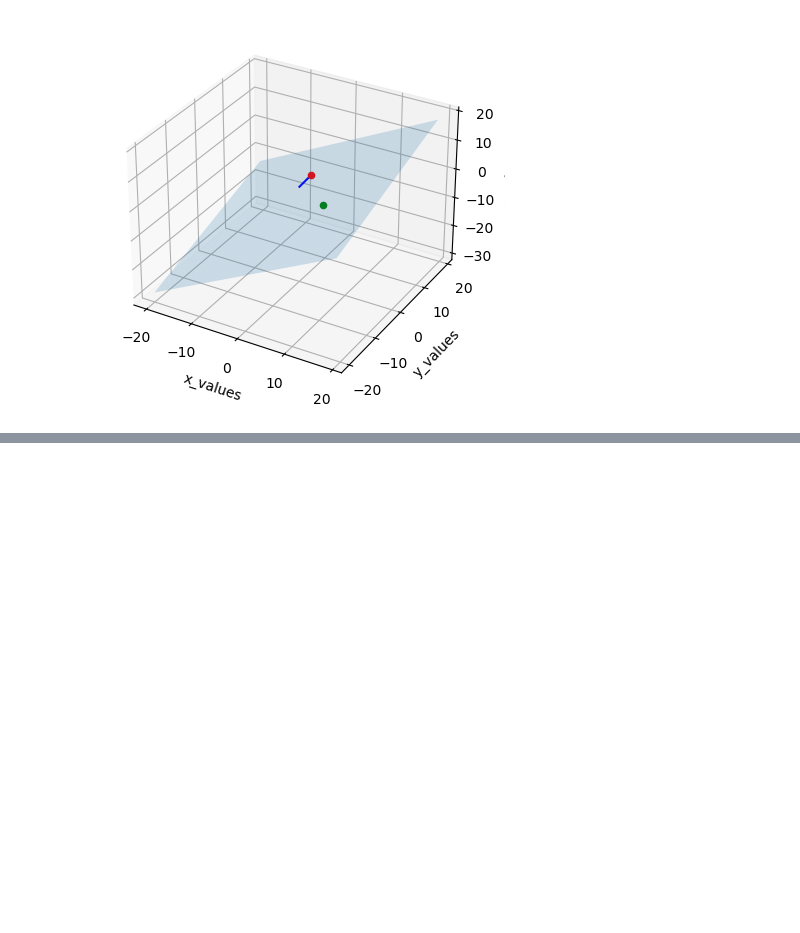
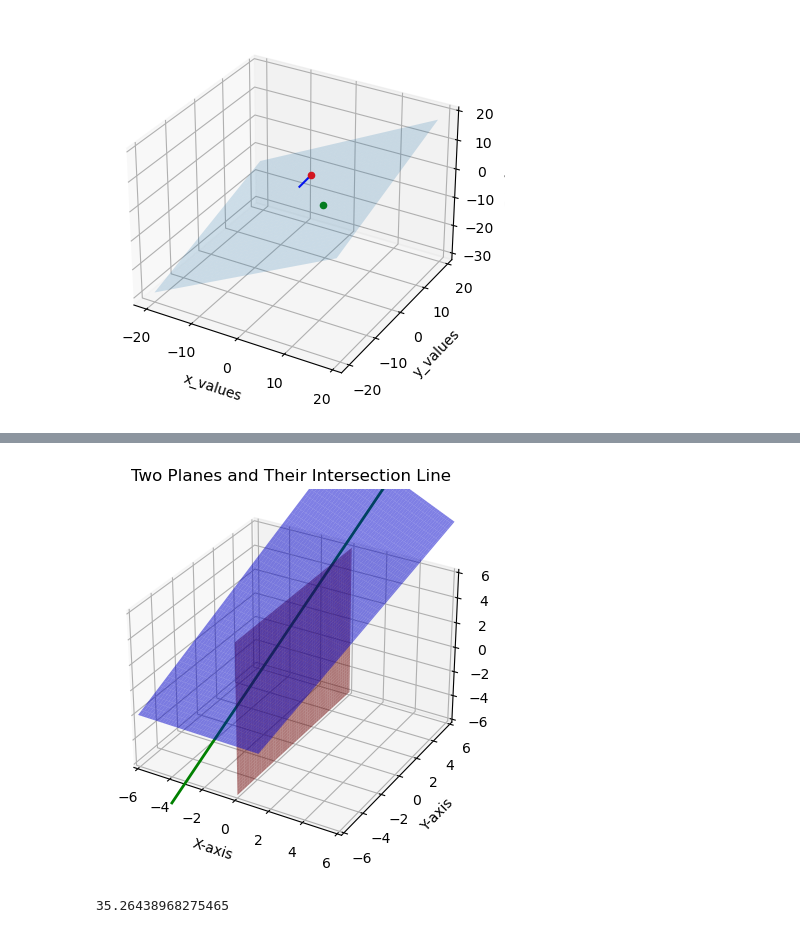
Before and after one commit to junuMoon/TodoNote, a Jupyter notebook: contemporary-linear-algebra/chap1_exercises.ipynb, the cells around one changed output, grey strips where cells are left out. Drawn from its saved outputs; the diff is of its cells as text; code cells hidden in the pictures; blank space fills up the shorter version.

```diff
--- a/contemporary-linear-algebra/chap1_exercises.ipynb
+++ b/contemporary-linear-algebra/chap1_exercises.ipynb
@@ -175,0 +224,59 @@ plt.show()
+# %%
+import numpy as np
+import matplotlib.pyplot as plt
+from mpl_toolkits.mplot3d import Axes3D
+
+# Set up the 3D plot
+fig = plt.figure()
+ax = fig.add_subplot(111, projection='3d')
+
+# Set the limits for the axes
+ax.set_xlim(-6, 6)
+ax.set_ylim(-6, 6)
+ax.set_zlim(-6, 6)
+
+# Plane 1: x = 0
+y = np.linspace(-6, 6, 100)
+z = np.linspace(-6, 6, 100)
+Y, Z = np.meshgrid(y, z)
+X = np.zeros_like(Y)
+
+ax.plot_surface(X, Y, Z, alpha=0.5, color='r', label='Plane 1: x = 0')
+
+# Plane 2: 2x - y + z - 4 = 0
+x = np.linspace(-6, 6, 100)
+y = np.linspace(-6, 6, 100)
+X, Y = np.meshgrid(x, y)
+Z = 2*X - Y + 4
+
+ax.plot_surface(X, Y, Z, alpha=0.5, color='b', label='Plane 2: 2x - y + z - 4 = 0')
+
+# Intersection line
+t = np.linspace(-6, 6, 100)
+x = np.zeros_like(t)
+y = 2 * t
+z = t + 4
+
+ax.plot(x, y, z, color='g', linewidth=2, label='Intersection Line')
+
+# Set labels for the axes
+ax.set_xlabel('X-axis')
+ax.set_ylabel('Y-axis')
+ax.set_zlabel('Z-axis')
+
+# Set the title and legend
+ax.set_title('Two Planes and Their Intersection Line')
+
+# Show the plot
+plt.show()
+
+# Calculate angle between normal vectors of two planes
+n1 = np.array([1, 0, 0])
+n2 = np.array([2, -1, 1])
+cos = np.dot(n1, n2) / (np.linalg.norm(n1) * np.linalg.norm(n2))
+theta = np.arccos(cos)
+import math
+math.degrees(theta)
+# %% [output]
+[figure, added]
+35.26438968275465
```
Also changed, not shown: parts of 4 cells of this notebook, 2 other files.
